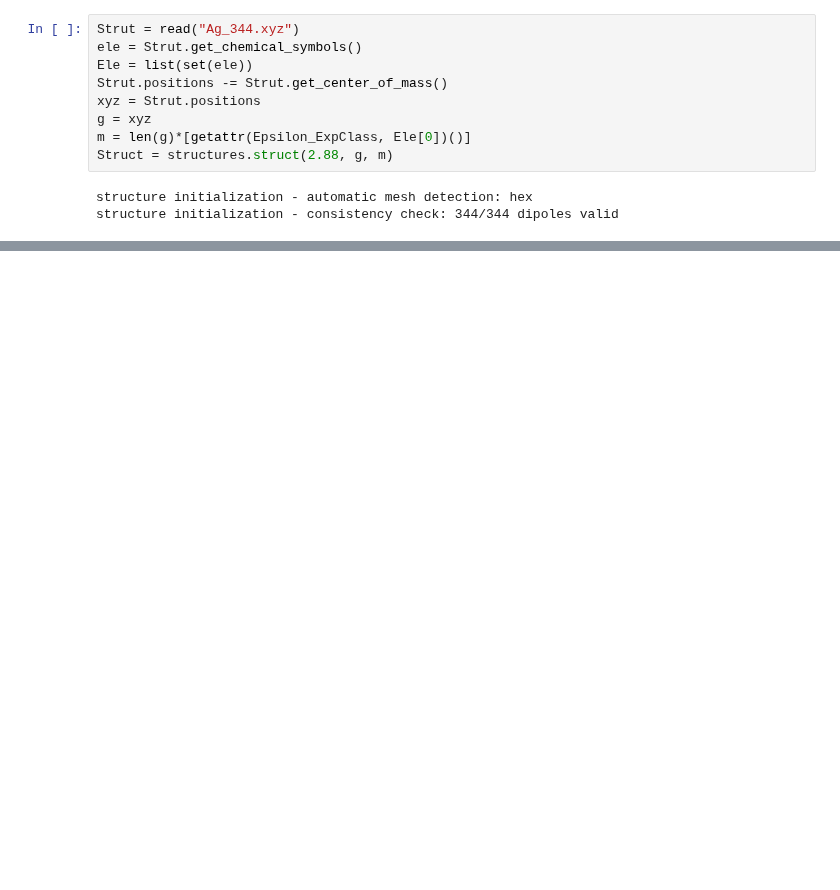
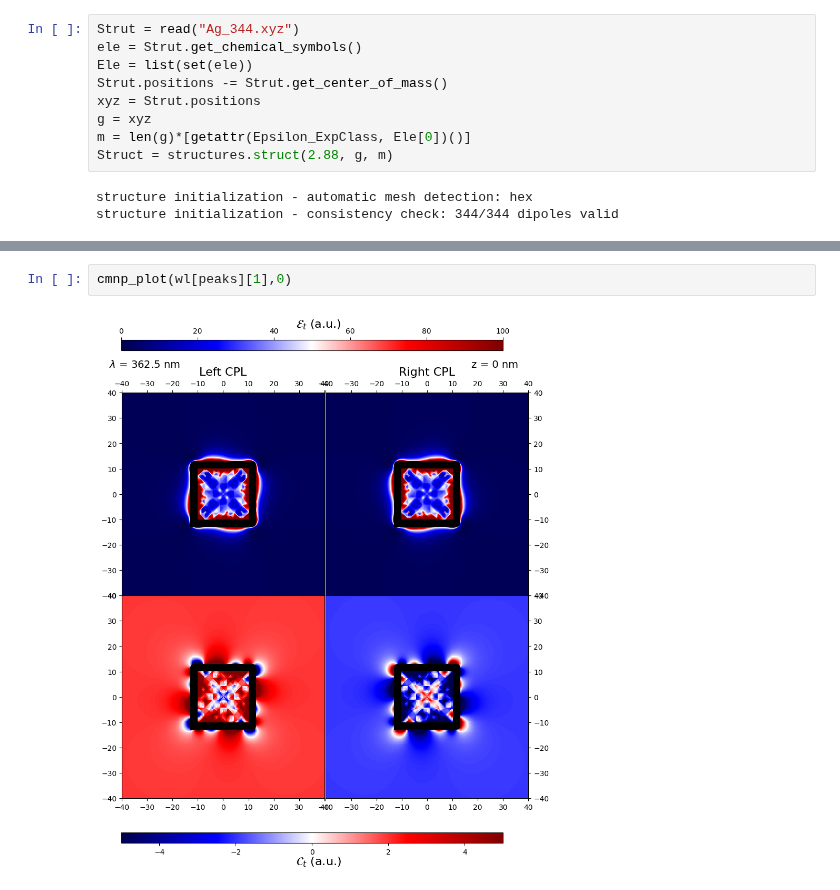
Before and after one commit to JonesRobM/CMNPs, a Jupyter notebook: 17_03_2025-CPL_GDM.ipynb, the cells around one changed output, grey strips where cells are left out. Saved outputs shown, nothing was run; the diff lists cells and outputs as text; blank space fills up the shorter version.

```diff
--- a/17_03_2025-CPL_GDM.ipynb
+++ b/17_03_2025-CPL_GDM.ipynb
@@ -74,0 +156,4 @@ plt.ylim(-30, 30)
+# %%
+cmnp_plot(wl[peaks][1],0)
+# %% [output]
+[figure, added]
```
Also changed, not shown: parts of 7 cells of this notebook.
